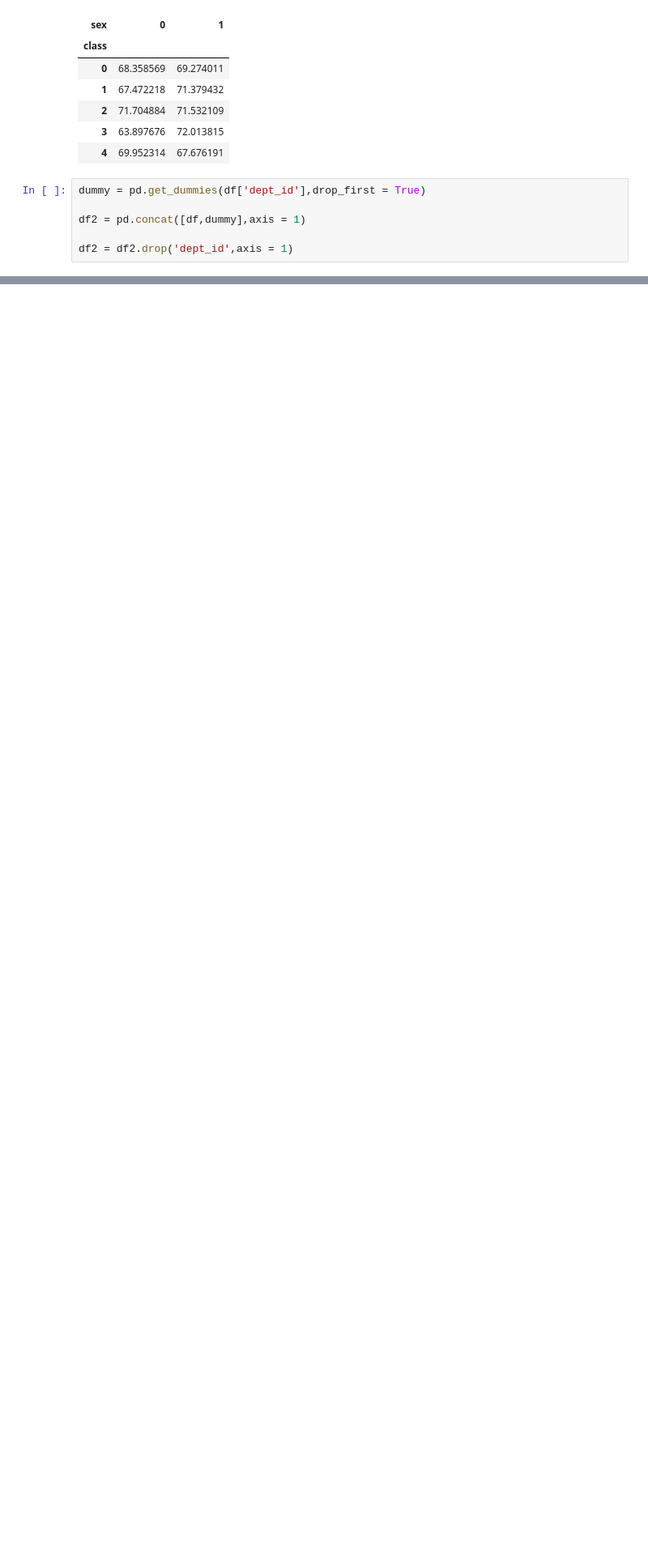
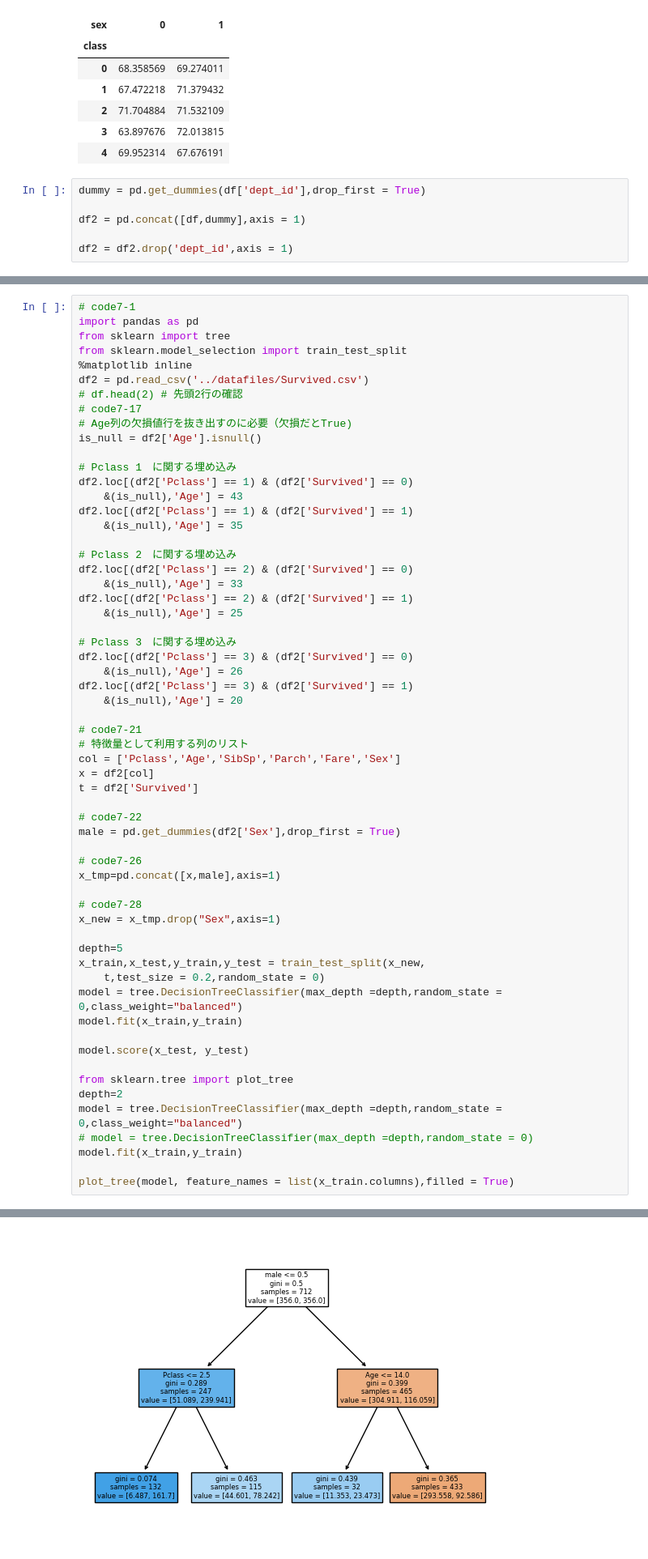
Before and after one commit to ahiru3test/aiai, a Jupyter notebook: notebook/sukkiri-ml-codes/ipynb/chap07a.ipynb, the cells around one changed output, grey strips where cells are left out. Shown at 81% size. Drawn from its saved outputs; the diff is of its cells as text; blank space fills up the shorter version.

```diff
--- a/notebook/sukkiri-ml-codes/ipynb/chap07a.ipynb
+++ b/notebook/sukkiri-ml-codes/ipynb/chap07a.ipynb
@@ -463,0 +523,61 @@ df2 = df2.drop('dept_id',axis = 1)
+# %%
+# code7-1
+import pandas as pd
+from sklearn import tree
+from sklearn.model_selection import train_test_split
+%matplotlib inline
+df2 = pd.read_csv('../datafiles/Survived.csv')
+# df.head(2) # 先頭2行の確認
+# code7-17
+# Age列の欠損値行を抜き出すのに必要（欠損だとTrue)
+is_null = df2['Age'].isnull()
+
+# Pclass 1　に関する埋め込み
+df2.loc[(df2['Pclass'] == 1) & (df2['Survived'] == 0)
+    &(is_null),'Age'] = 43
+df2.loc[(df2['Pclass'] == 1) & (df2['Survived'] == 1)
+    &(is_null),'Age'] = 35
+
+# Pclass 2　に関する埋め込み
+df2.loc[(df2['Pclass'] == 2) & (df2['Survived'] == 0)
+    &(is_null),'Age'] = 33
+df2.loc[(df2['Pclass'] == 2) & (df2['Survived'] == 1)
+    &(is_null),'Age'] = 25
+
+# Pclass 3　に関する埋め込み
+df2.loc[(df2['Pclass'] == 3) & (df2['Survived'] == 0)
+    &(is_null),'Age'] = 26
+df2.loc[(df2['Pclass'] == 3) & (df2['Survived'] == 1)
+    &(is_null),'Age'] = 20
+
+# code7-21
+# 特徴量として利用する列のリスト
+col = ['Pclass','Age','SibSp','Parch','Fare','Sex']
+x = df2[col]
+t = df2['Survived']
+
+# code7-22
+male = pd.get_dummies(df2['Sex'],drop_first = True)
+
+# code7-26
+x_tmp=pd.concat([x,male],axis=1)
+
+# code7-28
+x_new = x_tmp.drop("Sex",axis=1)
+
+depth=5
+x_train,x_test,y_train,y_test = train_test_split(x_new,
+    t,test_size = 0.2,random_state = 0)
+model = tree.DecisionTreeClassifier(max_depth =depth,random_state = 0,class_weight="balanced")
+model.fit(x_train,y_train)
+
+model.score(x_test, y_test)
+
+from sklearn.tree import plot_tree
+depth=2
+model = tree.DecisionTreeClassifier(max_depth =depth,random_state = 0,class_weight="balanced")
+# model = tree.DecisionTreeClassifier(max_depth =depth,random_state = 0)
+model.fit(x_train,y_train)
+
+plot_tree(model, feature_names = list(x_train.columns),filled = True)
+# %% [output]
@@ -463,0 +591 @@ df2 = df2.drop('dept_id',axis = 1)
+[figure, added]
```
Also changed, not shown: parts of 41 cells of this notebook, 4 other files.
